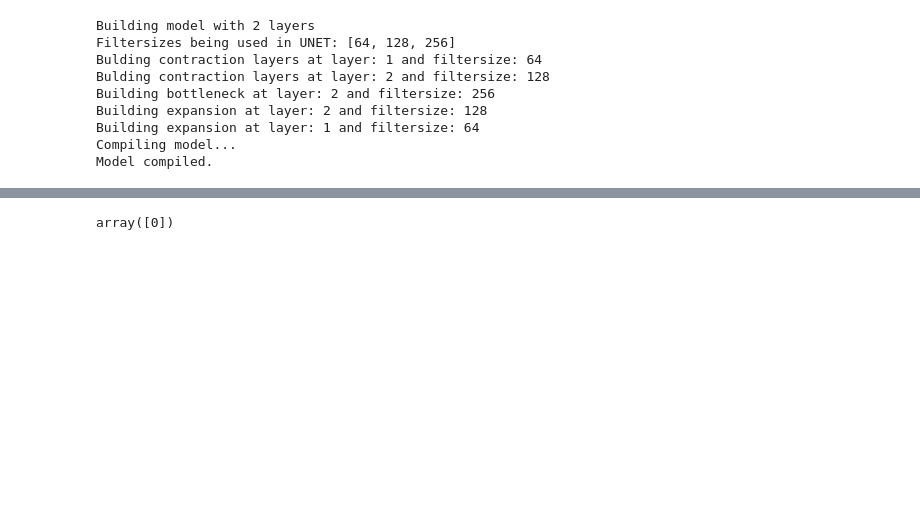
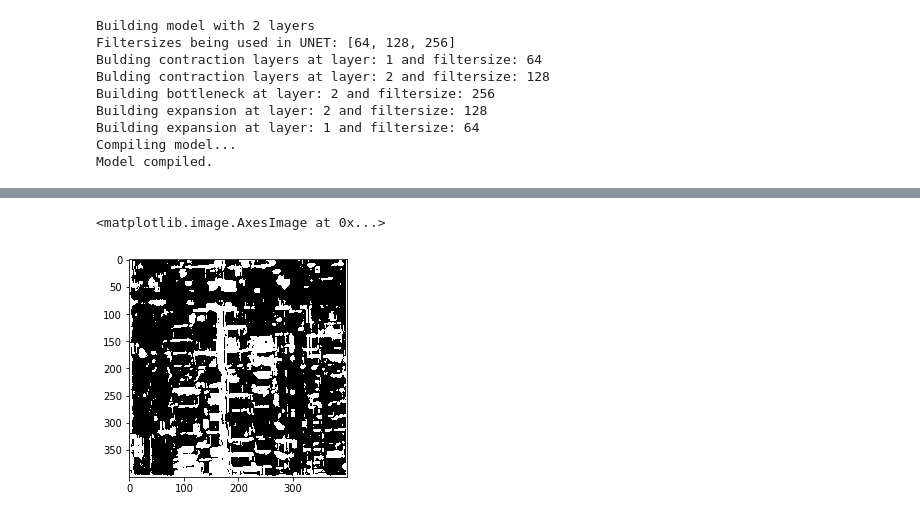
Before and after one commit to theodorhusefest/CS433-project2-road-segmentation, a Jupyter notebook: visualize_predictions.ipynb, the cells around one changed output, grey strips where cells are left out. Cells and saved outputs as stored; diff of their text form; code cells hidden in the pictures; blank space fills up the shorter version.

```diff
--- a/visualize_predictions.ipynb
+++ b/visualize_predictions.ipynb
@@ -63,11 +87,14 @@ model.evaluate(x_test, y_t)
 # %%
 n = 1
-pred = model.predict(x_train[n:n+1, :, :, :])
+pred = model.predict(x_test[n:n+1, :, :, :])
 #pred[pred >= 0.5] = 1
 #pred[pred < 0.5] = 0
 #pred = np.argmax(pred, axis = 3)
-np.unique(np.argmax(pred, axis = 3))
+pred = np.argmax(pred, axis = 3)
 #pred
-# %% [output]
-array([0])
+# %%
+plt.imshow(pred.reshape(400, 400), cmap = 'Greys')
+# %% [output]
+<matplotlib.image.AxesImage at 0x...>
+[figure, added]
 # %%
```
Also changed, not shown: parts of 7 cells of this notebook, 9 other files.
